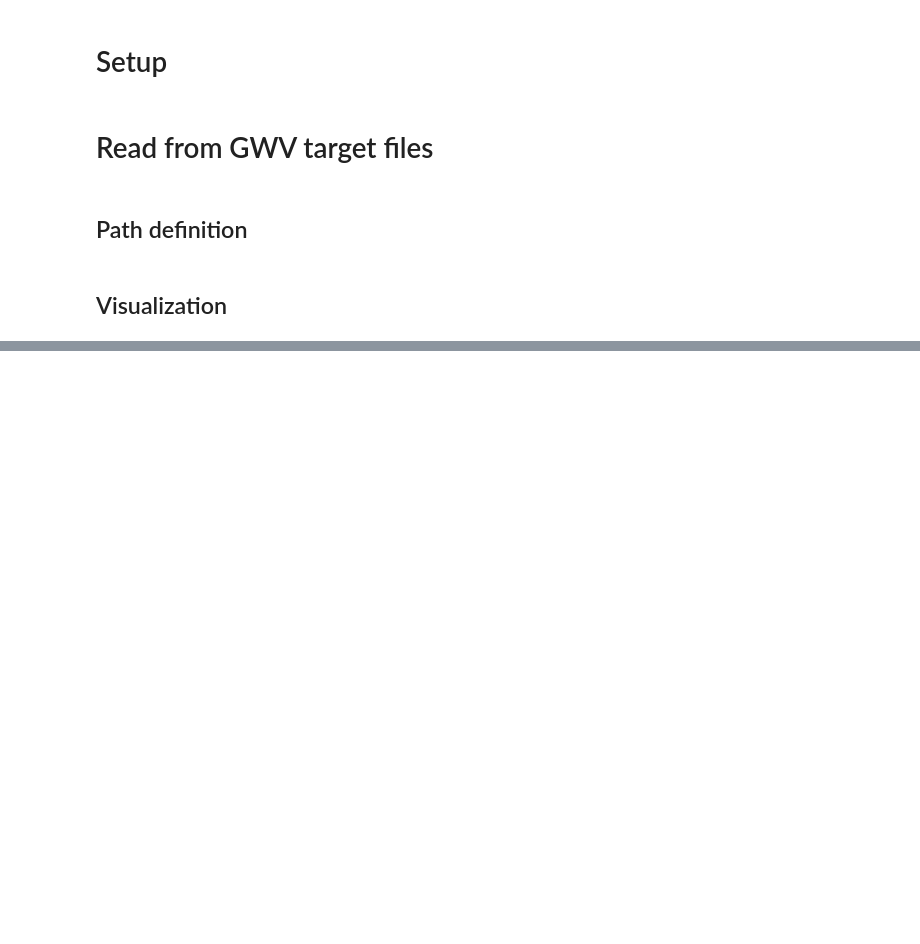
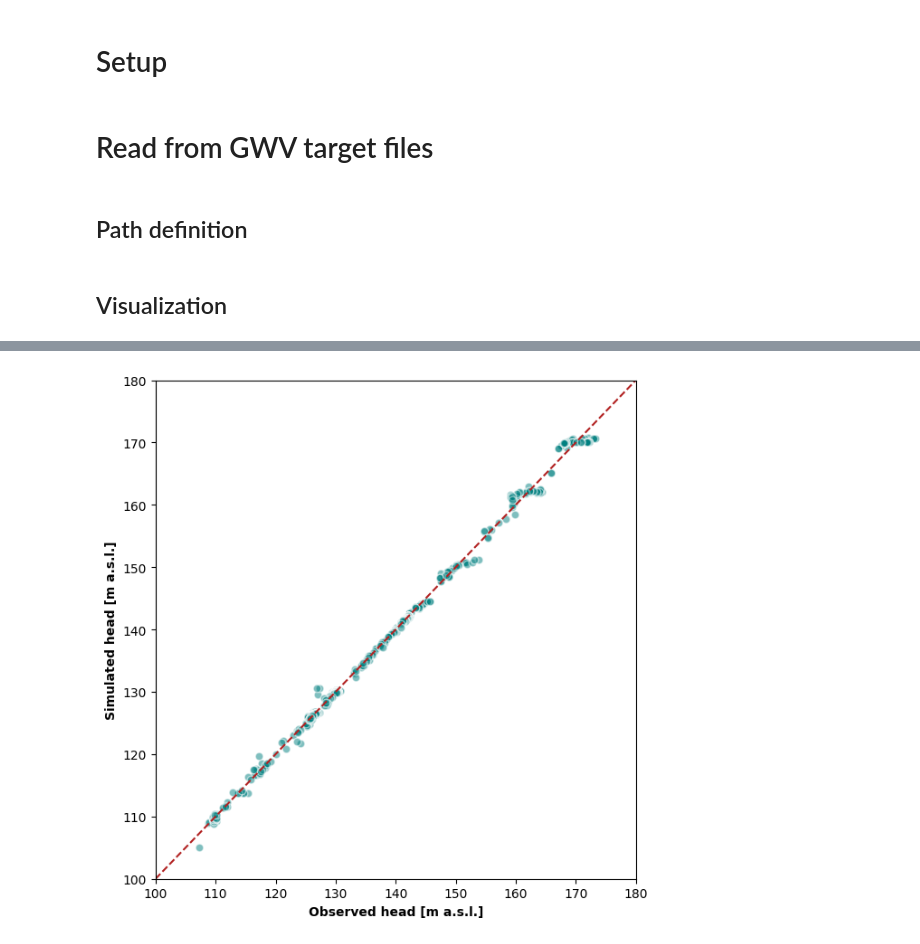
Before and after one commit to paolchol/hm, a Jupyter notebook: MAURICE/transient_model_utilities/read-output-model-usg.ipynb, the cells around one changed output, grey strips where cells are left out. Saved outputs shown, nothing was run; the diff lists cells and outputs as text; code cells hidden in the pictures; blank space fills up the shorter version.

```diff
--- a/MAURICE/transient_model_utilities/read-output-model-usg.ipynb
+++ b/MAURICE/transient_model_utilities/read-output-model-usg.ipynb
@@ -59,0 +128,16 @@ fig.tight_layout()
+# %%
+fig, ax = plt.subplots(1,1, figsize = dv.cm2inch(8*2, 8*2))
+
+sns.scatterplot(df_plot, x = 'Observed', y = 'Simulated', marker = '.', ax = ax, alpha = 0.5,
+                s = 150, color = 'teal')
+
+ax.axline((0,0), (180,180), color='firebrick', linestyle='--')
+ax.set_xlim(100,180)
+ax.set_ylim(100,180)
+
+ax.set_xlabel('Observed head [m a.s.l.]', fontweight = 'bold')
+ax.set_ylabel('Simulated head [m a.s.l.]', fontweight = 'bold')
+fig.tight_layout()
+fig.savefig(os.path.join(model_cwd, 'plot', 'obs-vs-sim.png'), bbox_inches = 'tight', dpi = 300)
+# %% [output]
+[figure, added]
```
Also changed, not shown: parts of 11 cells of this notebook.
